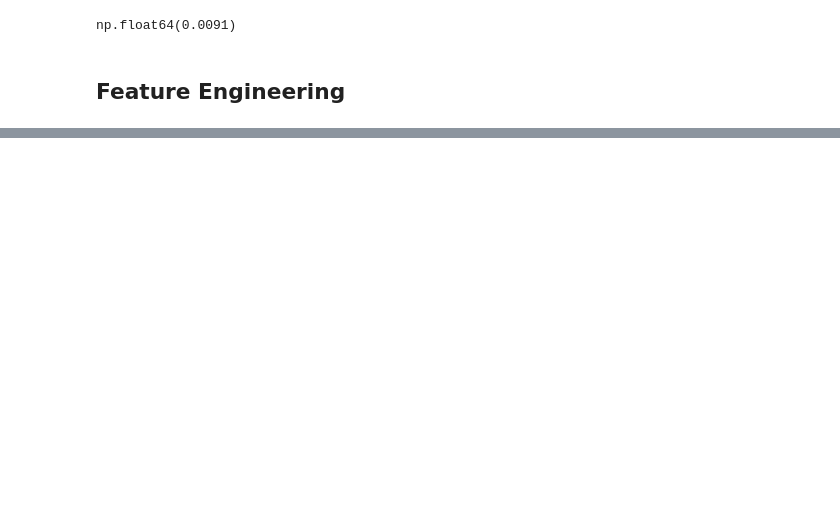
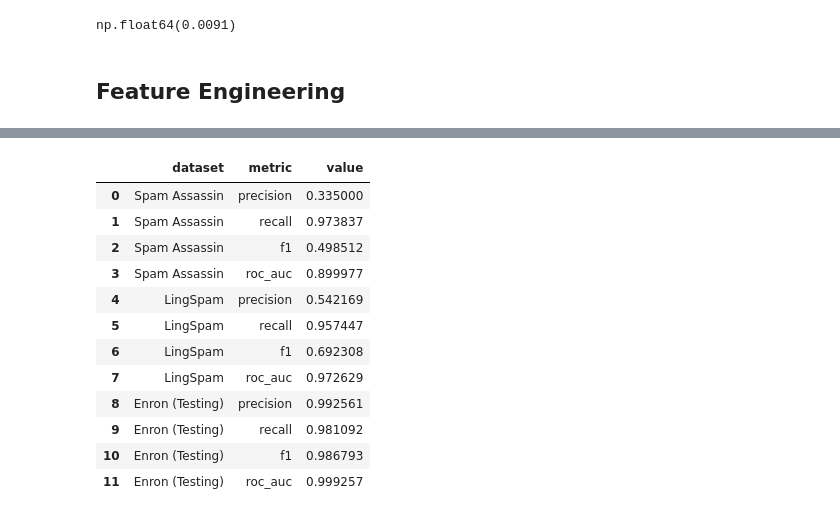
Before and after one commit to mabsimms/aiml-course-capstone, a Jupyter notebook: data-exploration.ipynb, the cells around one changed output, grey strips where cells are left out. Cells and saved outputs as stored; diff of their text form; code cells hidden in the pictures; blank space fills up the shorter version.

```diff
--- a/data-exploration.ipynb
+++ b/data-exploration.ipynb
@@ -223,0 +348,14 @@ Matplotlib is building the font cache; this may take a moment.
+# %%
+def evaluate_model(model : ClassifierMixin, vectorizer : TransformerMixin, df : pd.DataFrame, text_col : str, label_col : str):
+    X = vectorizer.transform(df[text_col])
+    predictions = model.predict(X)
+    probability = model.predict_proba(X)[:, 1]
+
+    return {
+        "precision": precision_score(df[label_col], predictions),
+        "recall": recall_score(df[label_col], predictions),
+        "f1": f1_score(df[label_col], predictions),
+        "roc_auc": roc_auc_score(df[label_col], probability),
+        "confusion_matrix": confusion_matrix(df[label_col], predictions),
+        "classification_report": classification_report(df[label_col], predictions, output_dict=True),
+    }
@@ -223,0 +399,16 @@ Matplotlib is building the font cache; this may take a moment.
+# %%
+display(df_comparison)
+# %% [output]
+|  | dataset | metric | value |
+| 0 | Spam Assassin | precision | 0.335000 |
+| 1 | Spam Assassin | recall | 0.973837 |
+| 2 | Spam Assassin | f1 | 0.498512 |
+| 3 | Spam Assassin | roc_auc | 0.899977 |
+| 4 | LingSpam | precision | 0.542169 |
+| 5 | LingSpam | recall | 0.957447 |
+| 6 | LingSpam | f1 | 0.692308 |
+| 7 | LingSpam | roc_auc | 0.972629 |
+| 8 | Enron (Testing) | precision | 0.992561 |
+| 9 | Enron (Testing) | recall | 0.981092 |
+| 10 | Enron (Testing) | f1 | 0.986793 |
+| 11 | Enron (Testing) | roc_auc | 0.999257 |
```
Also changed, not shown: parts of 22 cells of this notebook, 3 other files.
